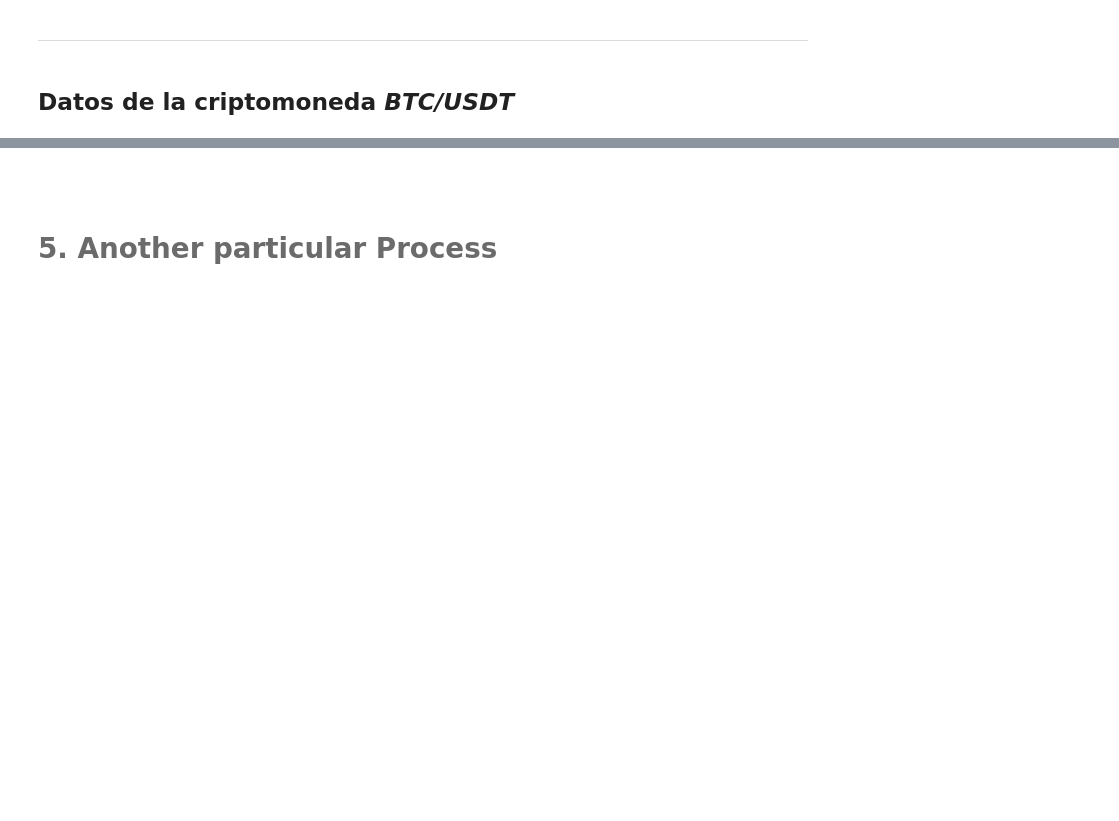
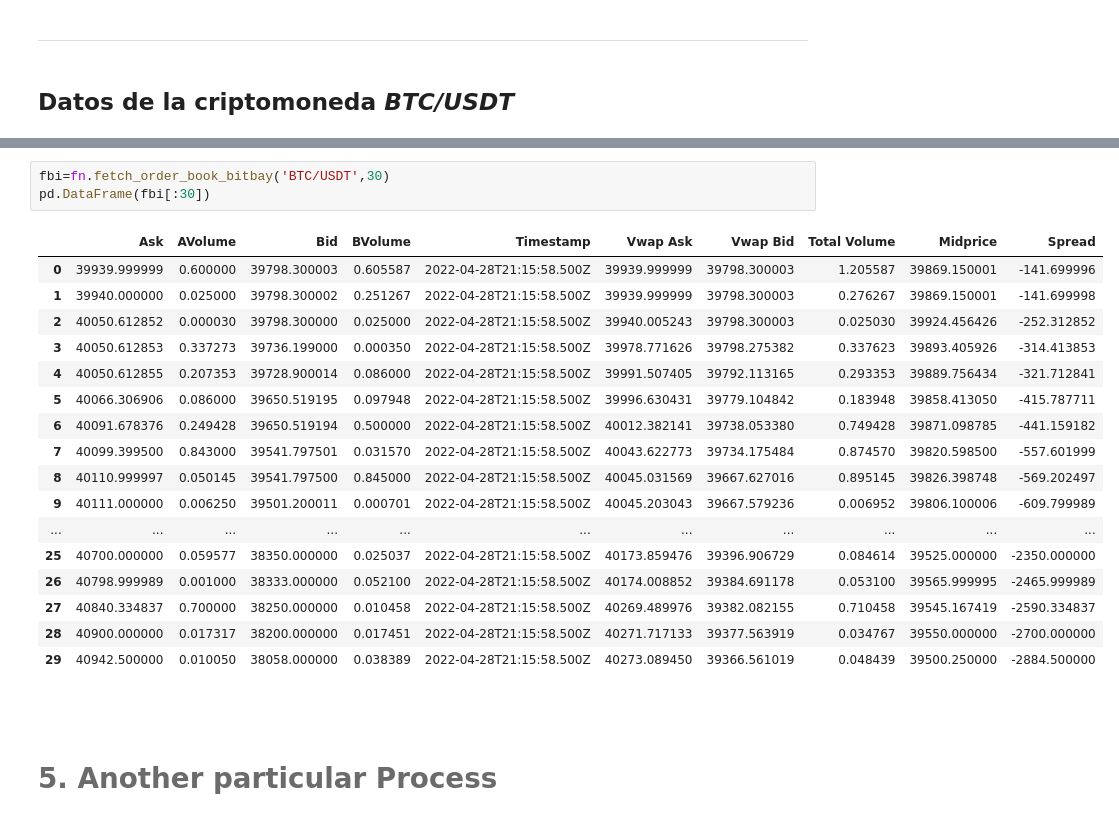
Before and after one commit to berlinpreciado21/MyST_LAB_4_E1, a Jupyter notebook: notebook.ipynb, the cells around one changed output, grey strips where cells are left out. Cells and saved outputs as stored; diff of their text form; blank space fills up the shorter version.

```diff
--- a/notebook.ipynb
+++ b/notebook.ipynb
@@ -87,3 +142,24 @@ AttributeError: module 'functions' has no attribute 'fetch_order_book_bitso'
+# %%
+fbi=fn.fetch_order_book_bitbay('BTC/USDT',30)
+pd.DataFrame(fbi[:30])
+# %% [output]
+|  | Ask | AVolume | Bid | BVolume | Timestamp | Vwap Ask | Vwap Bid | Total Volume | Midprice | Spread |
+| 0 | 39939.999999 | 0.600000 | 39798.300003 | 0.605587 | 2022-04-28T21:15:58.500Z | 39939.999999 | 39798.300003 | 1.205587 | 39869.150001 | -141.699996 |
+| 1 | 39940.000000 | 0.025000 | 39798.300002 | 0.251267 | 2022-04-28T21:15:58.500Z | 39939.999999 | 39798.300003 | 0.276267 | 39869.150001 | -141.699998 |
+| 2 | 40050.612852 | 0.000030 | 39798.300000 | 0.025000 | 2022-04-28T21:15:58.500Z | 39940.005243 | 39798.300003 | 0.025030 | 39924.456426 | -252.312852 |
+| 3 | 40050.612853 | 0.337273 | 39736.199000 | 0.000350 | 2022-04-28T21:15:58.500Z | 39978.771626 | 39798.275382 | 0.337623 | 39893.405926 | -314.413853 |
+| 4 | 40050.612855 | 0.207353 | 39728.900014 | 0.086000 | 2022-04-28T21:15:58.500Z | 39991.507405 | 39792.113165 | 0.293353 | 39889.756434 | -321.712841 |
+| 5 | 40066.306906 | 0.086000 | 39650.519195 | 0.097948 | 2022-04-28T21:15:58.500Z | 39996.630431 | 39779.104842 | 0.183948 | 39858.413050 | -415.787711 |
+| 6 | 40091.678376 | 0.249428 | 39650.519194 | 0.500000 | 2022-04-28T21:15:58.500Z | 40012.382141 | 39738.053380 | 0.749428 | 39871.098785 | -441.159182 |
+| 7 | 40099.399500 | 0.843000 | 39541.797501 | 0.031570 | 2022-04-28T21:15:58.500Z | 40043.622773 | 39734.175484 | 0.874570 | 39820.598500 | -557.601999 |
+| 8 | 40110.999997 | 0.050145 | 39541.797500 | 0.845000 | 2022-04-28T21:15:58.500Z | 40045.031569 | 39667.627016 | 0.895145 | 39826.398748 | -569.202497 |
+| 9 | 40111.000000 | 0.006250 | 39501.200011 | 0.000701 | 2022-04-28T21:15:58.500Z | 40045.203043 | 39667.579236 | 0.006952 | 39806.100006 | -609.799989 |
+| ... | ... | ... | ... | ... | ... | ... | ... | ... | ... | ... |
+| 25 | 40700.000000 | 0.059577 | 38350.000000 | 0.025037 | 2022-04-28T21:15:58.500Z | 40173.859476 | 39396.906729 | 0.084614 | 39525.000000 | -2350.000000 |
+| 26 | 40798.999989 | 0.001000 | 38333.000000 | 0.052100 | 2022-04-28T21:15:58.500Z | 40174.008852 | 39384.691178 | 0.053100 | 39565.999995 | -2465.999989 |
+| 27 | 40840.334837 | 0.700000 | 38250.000000 | 0.010458 | 2022-04-28T21:15:58.500Z | 40269.489976 | 39382.082155 | 0.710458 | 39545.167419 | -2590.334837 |
+| 28 | 40900.000000 | 0.017317 | 38200.000000 | 0.017451 | 2022-04-28T21:15:58.500Z | 40271.717133 | 39377.563919 | 0.034767 | 39550.000000 | -2700.000000 |
+| 29 | 40942.500000 | 0.010050 | 38058.000000 | 0.038389 | 2022-04-28T21:15:58.500Z | 40273.089450 | 39366.561019 | 0.048439 | 39500.250000 | -2884.500000 |
 # %% [markdown]
 <br>
 # %% [markdown]
```
Also changed, not shown: parts of 3 cells of this notebook, 2 other files.
